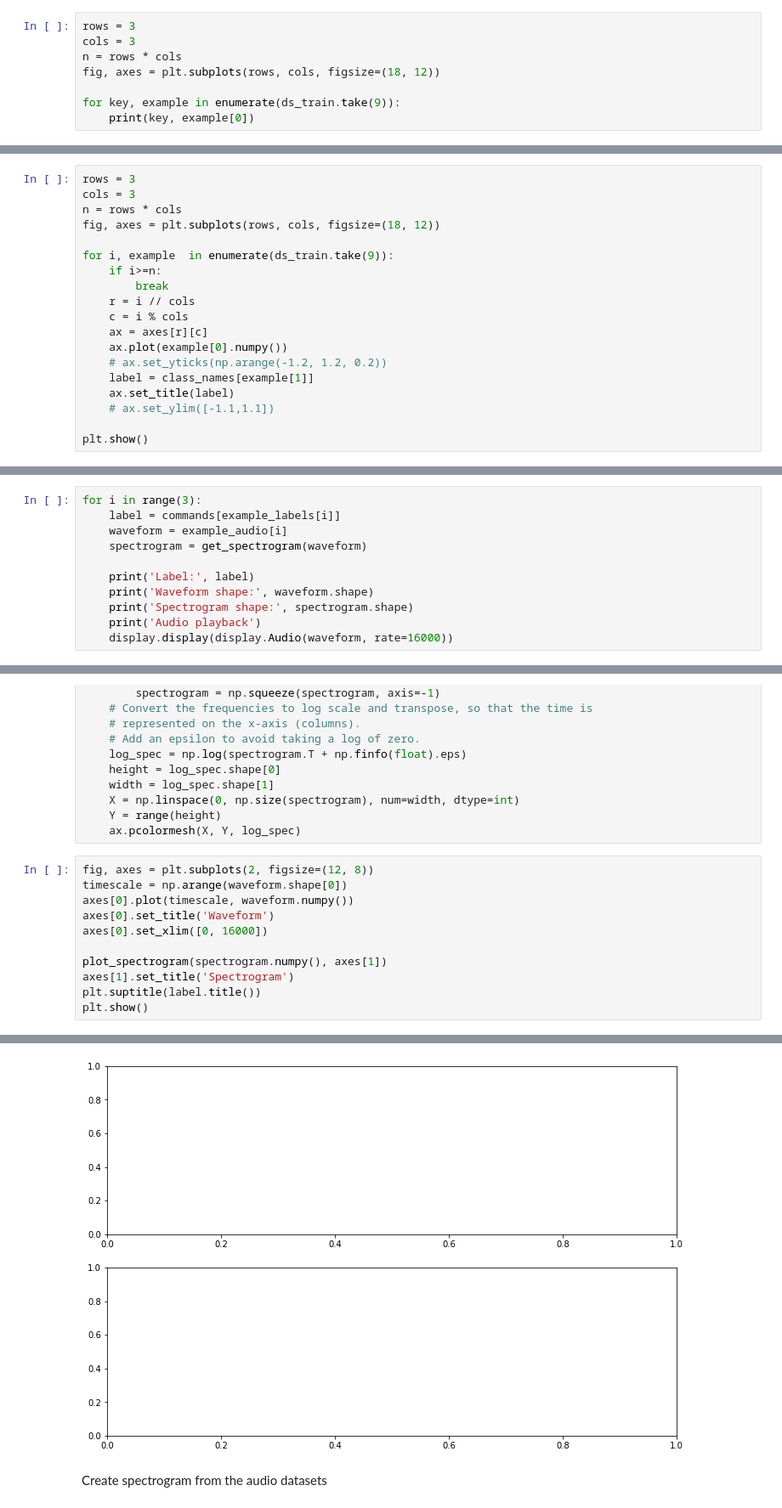
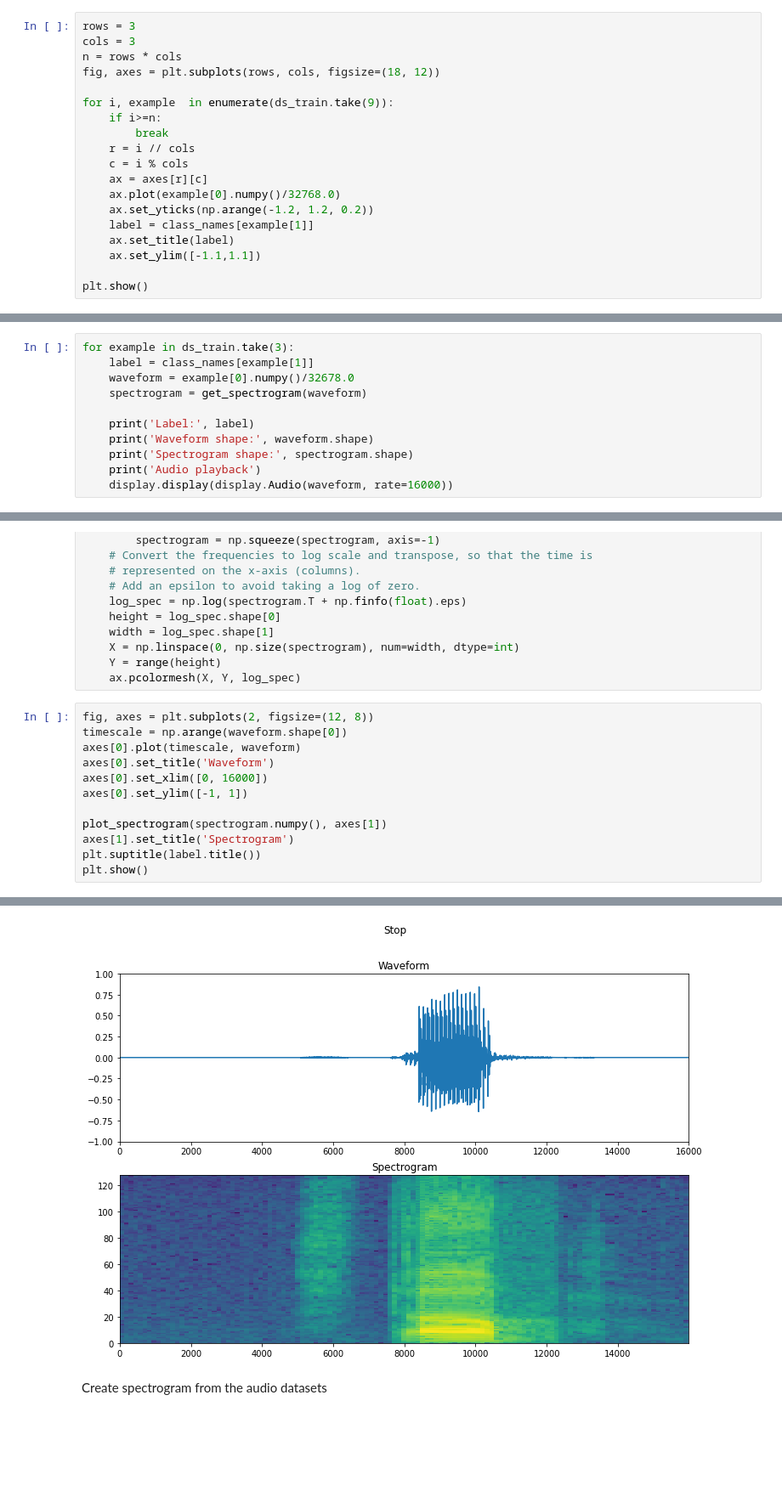
Before and after one commit to marcellinus-witarsah/speech-to-text-model, a Jupyter notebook: speech_to_text_models/train_big.ipynb, the cells around one changed output, grey strips where cells are left out. Shown: that part at 85% size. Cells and saved outputs as stored; diff of their text form; blank space fills up the shorter version.

```diff
--- a/speech_to_text_models/train_big.ipynb
+++ b/speech_to_text_models/train_big.ipynb
@@ -125,6 +113,17 @@ cols = 3
 n = rows * cols
 fig, axes = plt.subplots(rows, cols, figsize=(18, 12))
 
-for key, example in enumerate(ds_train.take(9)):
-    print(key, example[0])
+for i, example  in enumerate(ds_train.take(9)):
+    if i>=n:
+        break
+    r = i // cols
+    c = i % cols
+    ax = axes[r][c]
+    ax.plot(example[0].numpy()/32768.0)
+    ax.set_yticks(np.arange(-1.2, 1.2, 0.2))
+    label = class_names[example[1]]
+    ax.set_title(label)
+    ax.set_ylim([-1.1,1.1])
+
+plt.show()
 # %% [output]
@@ -141,19 +130,0 @@ for key, example in enumerate(ds_train.take(9)):
-# %%
-rows = 3
-cols = 3
-n = rows * cols
-fig, axes = plt.subplots(rows, cols, figsize=(18, 12))
-
-for i, example  in enumerate(ds_train.take(9)):
-    if i>=n:
-        break
-    r = i // cols
-    c = i % cols
-    ax = axes[r][c]
-    ax.plot(example[0].numpy())
-    # ax.set_yticks(np.arange(-1.2, 1.2, 0.2))
-    label = class_names[example[1]]
-    ax.set_title(label)
-    # ax.set_ylim([-1.1,1.1])
-
-plt.show()
@@ -181,7 +158,7 @@ def get_spectrogram(waveform):
 # %%
-for i in range(3):
-    label = commands[example_labels[i]]
-    waveform = example_audio[i]
+for example in ds_train.take(3):
+    label = class_names[example[1]]
+    waveform = example[0].numpy()/32678.0
     spectrogram = get_spectrogram(waveform)
 
     print('Label:', label)
@@ -224,9 +201,10 @@ def plot_spectrogram(spectrogram, ax):
 # %%
 fig, axes = plt.subplots(2, figsize=(12, 8))
 timescale = np.arange(waveform.shape[0])
-axes[0].plot(timescale, waveform.numpy())
+axes[0].plot(timescale, waveform)
 axes[0].set_title('Waveform')
 axes[0].set_xlim([0, 16000])
+axes[0].set_ylim([-1, 1])
 
 plot_spectrogram(spectrogram.numpy(), axes[1])
 axes[1].set_title('Spectrogram')
@@ -237,4 +214,4 @@ NameError: ignored
-[figure, old version]
+[figure, new version]
 # %% [markdown]
 Create spectrogram from the audio datasets
 # %%
```
Also changed, not shown: parts of 11 cells of this notebook.
